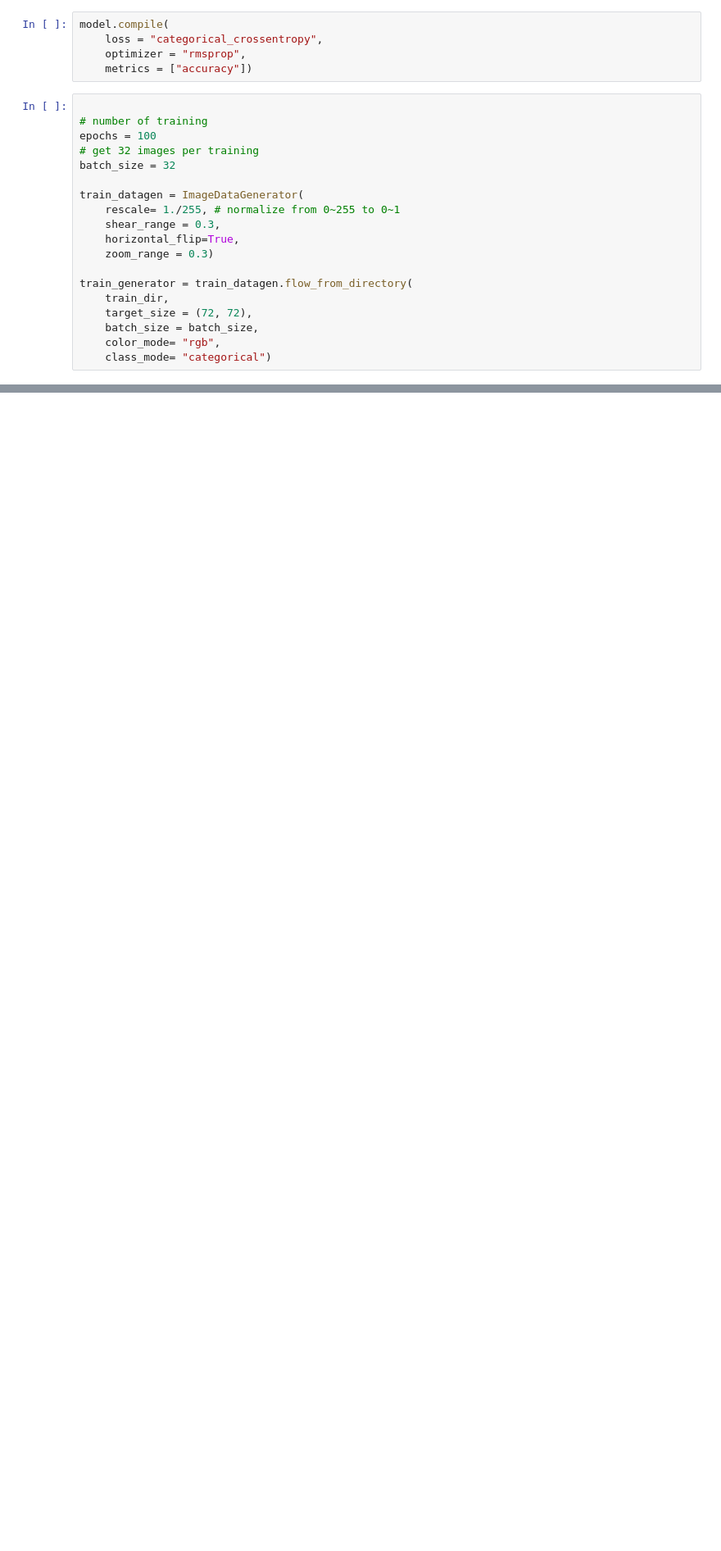
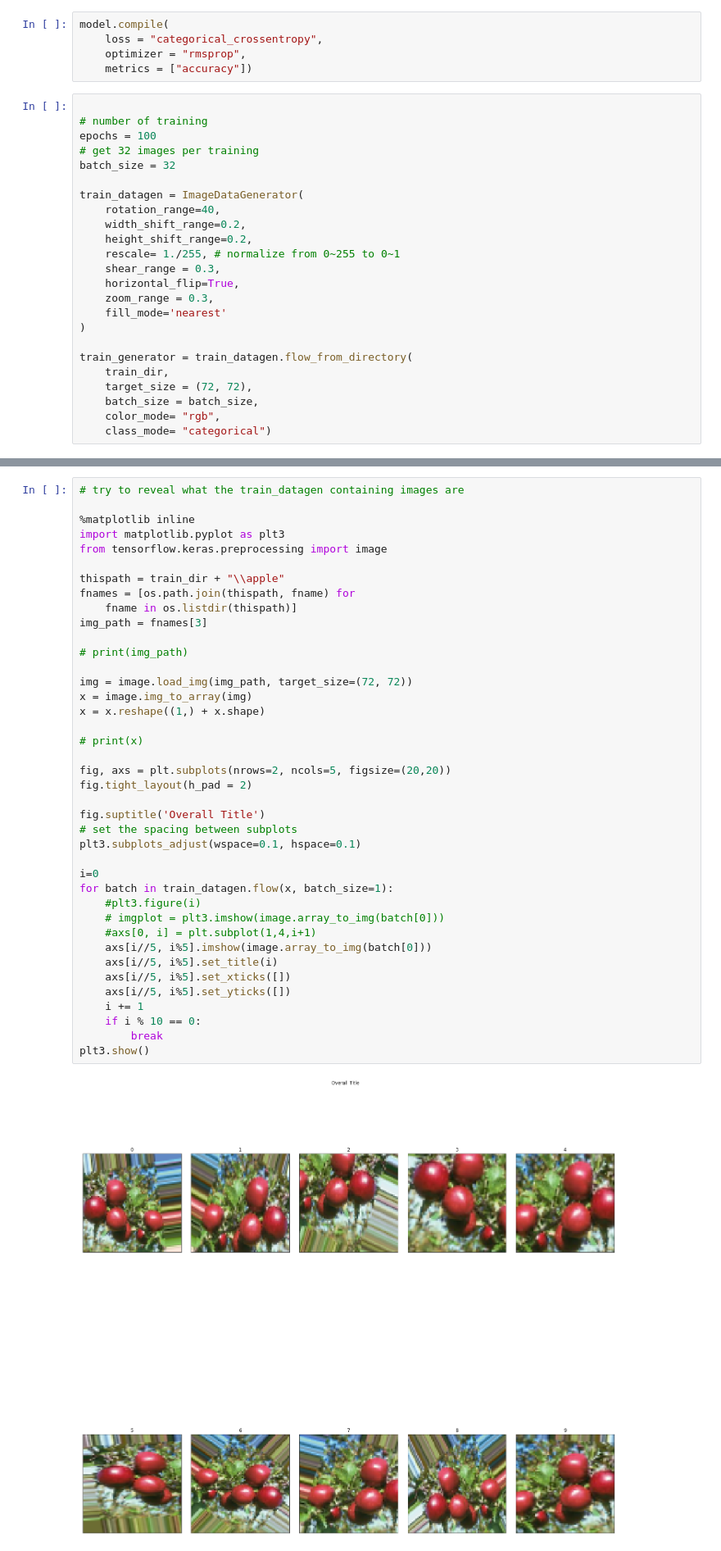
Before and after one commit to kcwong232485/FruitImagesClassification, a Jupyter notebook: RecognizingFruits.ipynb, the cells around one changed output, grey strips where cells are left out. Shown at 82% size. Saved outputs shown, nothing was run; the diff lists cells and outputs as text; blank space fills up the shorter version.

```diff
--- a/RecognizingFruits.ipynb
+++ b/RecognizingFruits.ipynb
@@ -161,10 +234,15 @@ epochs = 100
 batch_size = 32
 
 train_datagen = ImageDataGenerator(
+    rotation_range=40,
+    width_shift_range=0.2,
+    height_shift_range=0.2,
     rescale= 1./255, # normalize from 0~255 to 0~1
     shear_range = 0.3,
     horizontal_flip=True,
-    zoom_range = 0.3)
+    zoom_range = 0.3,
+    fill_mode='nearest'
+)
 
 train_generator = train_datagen.flow_from_directory(
     train_dir,
@@ -196,3 +283,45 @@ for data_batch, labels_batch in test_generator:
+# %%
+# try to reveal what the train_datagen containing images are
+
+%matplotlib inline
+import matplotlib.pyplot as plt3
+from tensorflow.keras.preprocessing import image
+
+thispath = train_dir + "\\apple"
+fnames = [os.path.join(thispath, fname) for
+    fname in os.listdir(thispath)]
+img_path = fnames[3]
+
+# print(img_path)
+
+img = image.load_img(img_path, target_size=(72, 72))
+x = image.img_to_array(img)
+x = x.reshape((1,) + x.shape)
+
+# print(x)
+
+fig, axs = plt.subplots(nrows=2, ncols=5, figsize=(20,20))
+fig.tight_layout(h_pad = 2)
+
+fig.suptitle('Overall Title')
+# set the spacing between subplots
+plt3.subplots_adjust(wspace=0.1, hspace=0.1)
+
+i=0
+for batch in train_datagen.flow(x, batch_size=1):
+    #plt3.figure(i)
+    # imgplot = plt3.imshow(image.array_to_img(batch[0]))
+    #axs[0, i] = plt.subplot(1,4,i+1)
+    axs[i//5, i%5].imshow(image.array_to_img(batch[0]))
+    axs[i//5, i%5].set_title(i)
+    axs[i//5, i%5].set_xticks([])
+    axs[i//5, i%5].set_yticks([])
+    i += 1
+    if i % 10 == 0:
+        break
+plt3.show()
+# %% [output]
+[figure, added]
 # %%
 
 hist = model.fit_generator(
```
Also changed, not shown: parts of 19 cells of this notebook, 1 other file.
